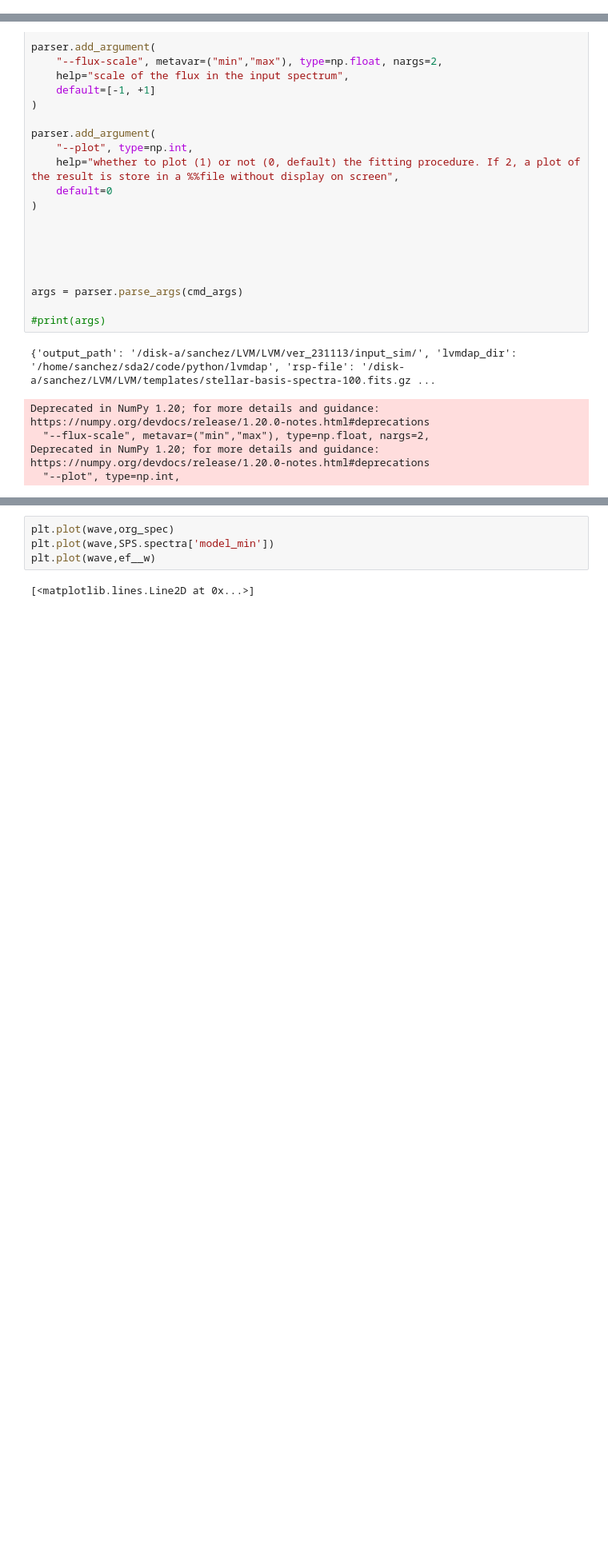
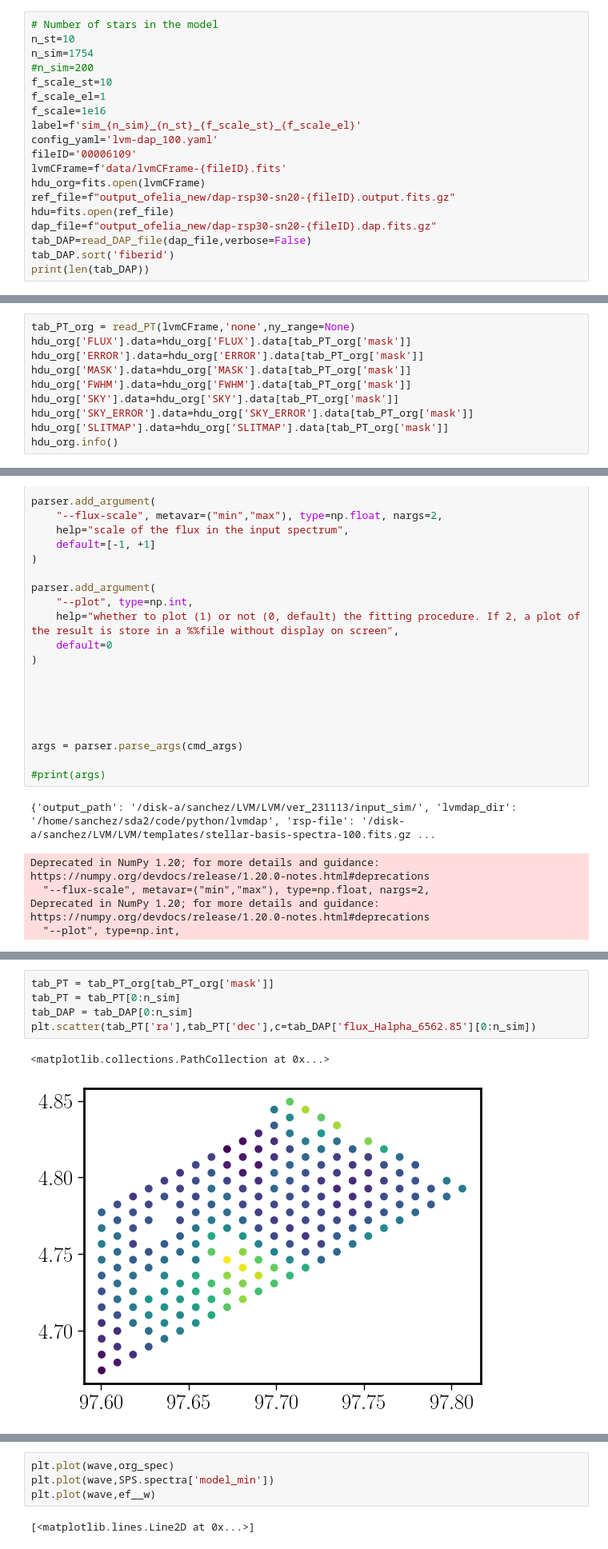
Before and after one commit to sdss/lvmdap, a Jupyter notebook: notebooks/sim_spec_rsp.ipynb, the cells around one changed output, grey strips where cells are left out. Shown at 80% size. Saved outputs shown, nothing was run; the diff lists cells and outputs as text; blank space fills up the shorter version.

```diff
--- a/notebooks/sim_spec_rsp.ipynb
+++ b/notebooks/sim_spec_rsp.ipynb
@@ -147,0 +115,19 @@ W_rsp_7        Teff_rsp_15    log_ML_rsp_22
+# %%
+# Number of stars in the model
+n_st=10
+n_sim=1754
+#n_sim=200
+f_scale_st=10
+f_scale_el=1
+f_scale=1e16
+label=f'sim_{n_sim}_{n_st}_{f_scale_st}_{f_scale_el}'
+config_yaml='lvm-dap_100.yaml'
+fileID='00006109'
+lvmCFrame=f'data/lvmCFrame-{fileID}.fits'
+hdu_org=fits.open(lvmCFrame)
+ref_file=f"output_ofelia_new/dap-rsp30-sn20-{fileID}.output.fits.gz"
+hdu=fits.open(ref_file)
+dap_file=f"output_ofelia_new/dap-rsp30-sn20-{fileID}.dap.fits.gz"
+tab_DAP=read_DAP_file(dap_file,verbose=False)
+tab_DAP.sort('fiberid')
+print(len(tab_DAP))
@@ -147,0 +151,10 @@ W_rsp_7        Teff_rsp_15    log_ML_rsp_22
+# %%
+tab_PT_org = read_PT(lvmCFrame,'none',ny_range=None)
+hdu_org['FLUX'].data=hdu_org['FLUX'].data[tab_PT_org['mask']]
+hdu_org['ERROR'].data=hdu_org['ERROR'].data[tab_PT_org['mask']]
+hdu_org['MASK'].data=hdu_org['MASK'].data[tab_PT_org['mask']]
+hdu_org['FWHM'].data=hdu_org['FWHM'].data[tab_PT_org['mask']]
+hdu_org['SKY'].data=hdu_org['SKY'].data[tab_PT_org['mask']]
+hdu_org['SKY_ERROR'].data=hdu_org['SKY_ERROR'].data[tab_PT_org['mask']]
+hdu_org['SLITMAP'].data=hdu_org['SLITMAP'].data[tab_PT_org['mask']]
+hdu_org.info()
@@ -427,0 +486,8 @@ Signal-to-Noise inside normalization window = 2.330075251195778
+# %%
+tab_PT = tab_PT_org[tab_PT_org['mask']]
+tab_PT = tab_PT[0:n_sim]
+tab_DAP = tab_DAP[0:n_sim]
+plt.scatter(tab_PT['ra'],tab_PT['dec'],c=tab_DAP['flux_Halpha_6562.85'][0:n_sim])
+# %% [output]
+<matplotlib.collections.PathCollection at 0x...>
+[figure, added]
```
Also changed, not shown: parts of 25 cells of this notebook, 3 other files.
